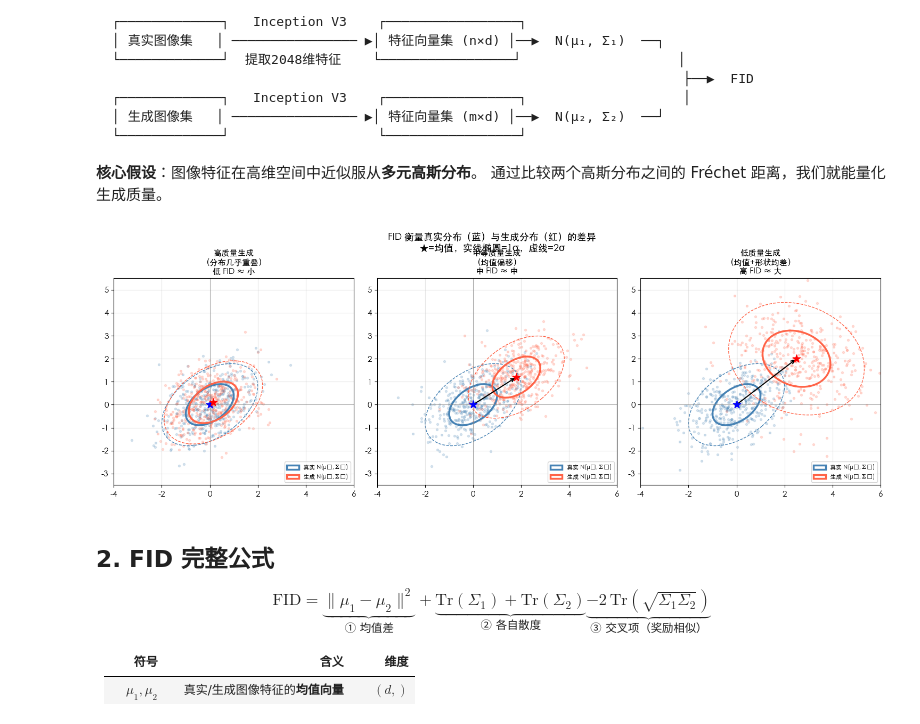
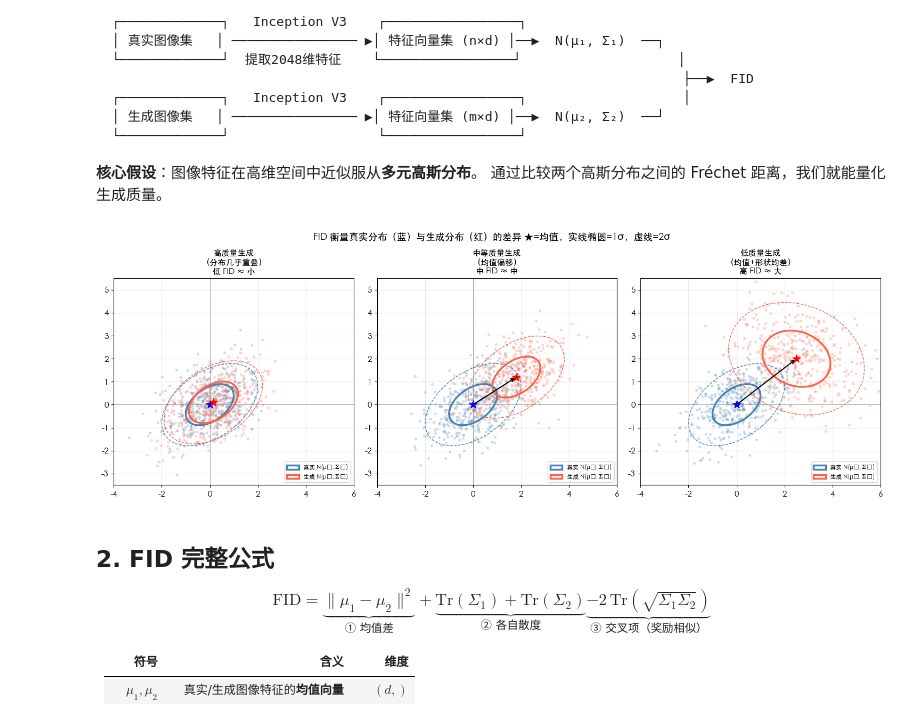
Before and after one commit to goosmanlei/fastai-course-part2, a Jupyter notebook: lesson-21/fid_explained.ipynb, the cells around one changed output. Saved outputs shown, nothing was run; the diff lists cells and outputs as text; code cells hidden in the pictures.

```diff
--- a/lesson-21/fid_explained.ipynb
+++ b/lesson-21/fid_explained.ipynb
@@ -108,9 +108,24 @@ fig, axes = plt.subplots(1, 3, figsize=(15, 5))
 scenarios = [
     {
         'title': '高质量生成\n（分布几乎重叠）',
+        # mu1：真实分布的均值向量 μ₁（特征空间中真实图像分布的中心）
+        #   [0., 0.] 表示以原点为中心；参与 FID 第一项 ||μ₁-μ₂||²
         'mu1': np.array([0., 0.]),
+        # cov1：真实分布的协方差矩阵 Σ₁（描述分布的形状与散度）
+        #   对角线 [1.0, 0.8]：各维度方差（σ₁²=1.0, σ₂²=0.8）
+        #   → Tr(Σ₁) = 1.0 + 0.8 = 1.8，是 FID 第二项的一半
+        #   非对角线 0.4：两维协方差，Pearson r=0.4/√(1.0×0.8)≈0.45（中度正相关 → 椭圆向右上倾斜）
+        #   Σ₁ 同时进入第二项 Tr(Σ₁) 和第三项 -2Tr(√(Σ₁Σ₂))
         'cov1': np.array([[1.0, 0.4], [0.4, 0.8]]),
+        # mu2：生成分布的均值向量 μ₂，与 μ₁=[0,0] 仅有微小偏移 [0.15, 0.1]
+        #   → 第一项 ||μ₁-μ₂||² = 0.15²+0.1² = 0.0225+0.01 = 0.0325（贡献极小）
         'mu2': np.array([0.15, 0.1]),
+        # cov2：生成分布的协方差矩阵 Σ₂，形状与 Σ₁ 极为相似
+        #   对角线 [1.05, 0.82]：各维度方差（对比 Σ₁ 的 [1.0, 0.8]，几乎不变）
+        #   → Tr(Σ₂) = 1.05 + 0.82 = 1.87，与 Tr(Σ₁)=1.8 接近，第二项 ≈ 3.67
+        #   非对角线 0.38（vs Σ₁ 的 0.4）：相关结构几乎不变
+        #   → 因 Σ₂≈Σ₁，Tr(√(Σ₁Σ₂))≈1.83，第三项≈-3.66，几乎完全抵消第二项
+        #   最终：FID = 0.03 + 3.67 - 3.66 ≈ 0.04（极小），对应'高质量生成'
         'cov2': np.array([[1.05, 0.38], [0.38, 0.82]]),
         'fid': '低 FID ≈ 小',
     },
@@ -133,38 +148,38 @@ scenarios = [
 ]
 
 for ax, s in zip(axes, scenarios):
+    # 按照给定的均值向量和协方差矩阵，生成 「真实」和「生成」各 400 个样本点
     pts1 = np.random.multivariate_normal(s['mu1'], s['cov1'], 400)
     pts2 = np.random.multivariate_normal(s['mu2'], s['cov2'], 400)
     ax.scatter(pts1[:, 0], pts1[:, 1], alpha=0.2, c='steelblue', s=8)
     ax.scatter(pts2[:, 0], pts2[:, 1], alpha=0.2, c='tomato', s=8)
     # 1σ 实线，2σ 虚线
     draw_confidence_ellipse(s['mu1'], s['cov1'], ax, n_std=1,
         color='steelblue', fill=False, lw=2.5, label='真实 N(μ₁,Σ₁)')
     draw_confidence_ellipse(s['mu1'], s['cov1'], ax, n_std=2,
         color='steelblue', fill=False, lw=1, linestyle='--')
     draw_confidence_ellipse(s['mu2'], s['cov2'], ax, n_std=1,
         color='tomato', fill=False, lw=2.5, label='生成 N(μ₂,Σ₂)')
     draw_confidence_ellipse(s['mu2'], s['cov2'], ax, n_std=2,
         color='tomato', fill=False, lw=1, linestyle='--')
     # 均值星号
     ax.scatter(*s['mu1'], c='blue', s=120, marker='*', zorder=6)
     ax.scatter(*s['mu2'], c='red',  s=120, marker='*', zorder=6)
     # 均值连线
     ax.annotate('', xy=s['mu2'], xytext=s['mu1'],
                 arrowprops=dict(arrowstyle='->', color='black', lw=1.5))
     ax.set_title(f"{s['title']}\n{s['fid']}", fontsize=11)
     ax.legend(fontsize=8, loc='lower right')
     ax.set_xlim(-4, 6); ax.set_ylim(-3.5, 5.5)
     ax.grid(True, alpha=0.3)
     ax.axhline(0, color='gray', lw=0.5)
     ax.axvline(0, color='gray', lw=0.5)
 
 plt.tight_layout()
-plt.suptitle('FID 衡量真实分布（蓝）与生成分布（红）的差异\n'
-             '★=均值，实线椭圆=1σ，虚线=2σ', y=1.03, fontsize=13, fontweight='bold')
+plt.suptitle('FID 衡量真实分布（蓝）与生成分布（红）的差异 ★=均值，实线椭圆=1σ，虚线=2σ', y=1.03, fontsize=13, fontweight='bold')
 plt.show()
 # %% [output]
-[figure, old version]
+[figure, new version]
 # %% [markdown]
 ## 2. FID 完整公式
 
```
Also changed, not shown: parts of 2 cells of this notebook.
